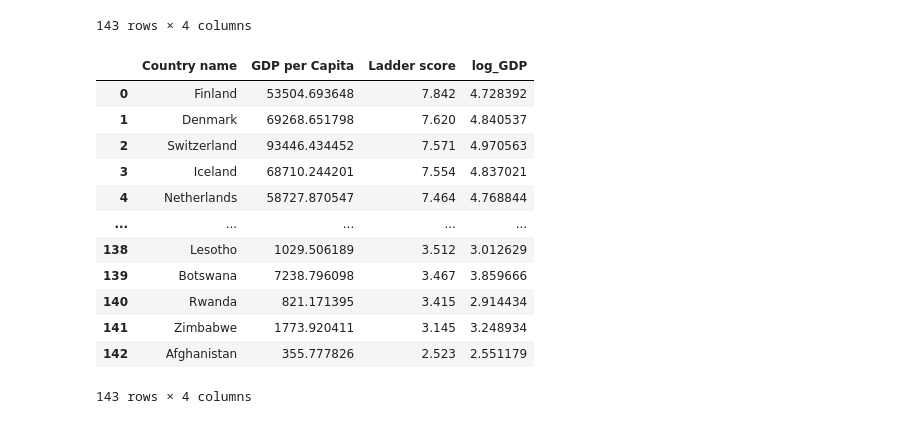
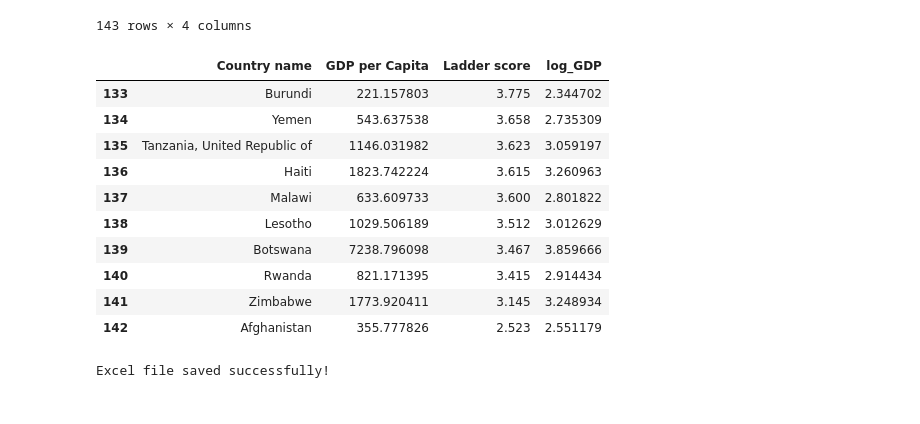
Before and after one commit to Papa-Yaga/Rathish-and-Idara, a Jupyter notebook: 2021whd.ipynb, the cells around one changed output. Drawn from its saved outputs; the diff is of its cells as text; code cells hidden in the pictures.

```diff
--- a/2021whd.ipynb
+++ b/2021whd.ipynb
@@ -422,18 +422,21 @@ sorted_df
 143 rows × 4 columns
 # %%
 sorted_df= sorted_df.reset_index(drop=True)
-sorted_df
+sorted_df.tail(10)
 # %% [output]
 |  | Country name | GDP per Capita | Ladder score | log_GDP |
-| 0 | Finland | 53504.693648 | 7.842 | 4.728392 |
-| 1 | Denmark | 69268.651798 | 7.620 | 4.840537 |
-| 2 | Switzerland | 93446.434452 | 7.571 | 4.970563 |
-| 3 | Iceland | 68710.244201 | 7.554 | 4.837021 |
-| 4 | Netherlands | 58727.870547 | 7.464 | 4.768844 |
-| ... | ... | ... | ... | ... |
+| 133 | Burundi | 221.157803 | 3.775 | 2.344702 |
+| 134 | Yemen | 543.637538 | 3.658 | 2.735309 |
+| 135 | Tanzania, United Republic of | 1146.031982 | 3.623 | 3.059197 |
+| 136 | Haiti | 1823.742224 | 3.615 | 3.260963 |
+| 137 | Malawi | 633.609733 | 3.600 | 2.801822 |
 | 138 | Lesotho | 1029.506189 | 3.512 | 3.012629 |
 | 139 | Botswana | 7238.796098 | 3.467 | 3.859666 |
 | 140 | Rwanda | 821.171395 | 3.415 | 2.914434 |
 | 141 | Zimbabwe | 1773.920411 | 3.145 | 3.248934 |
 | 142 | Afghanistan | 355.777826 | 2.523 | 2.551179 |
-143 rows × 4 columns
+# %%
+sorted_df.to_excel('merged_data 2019,2021.xlsx')
+print("Excel file saved successfully!")
+# %% [output]
+Excel file saved successfully!
```
Also changed, not shown: parts of 2 cells of this notebook.
